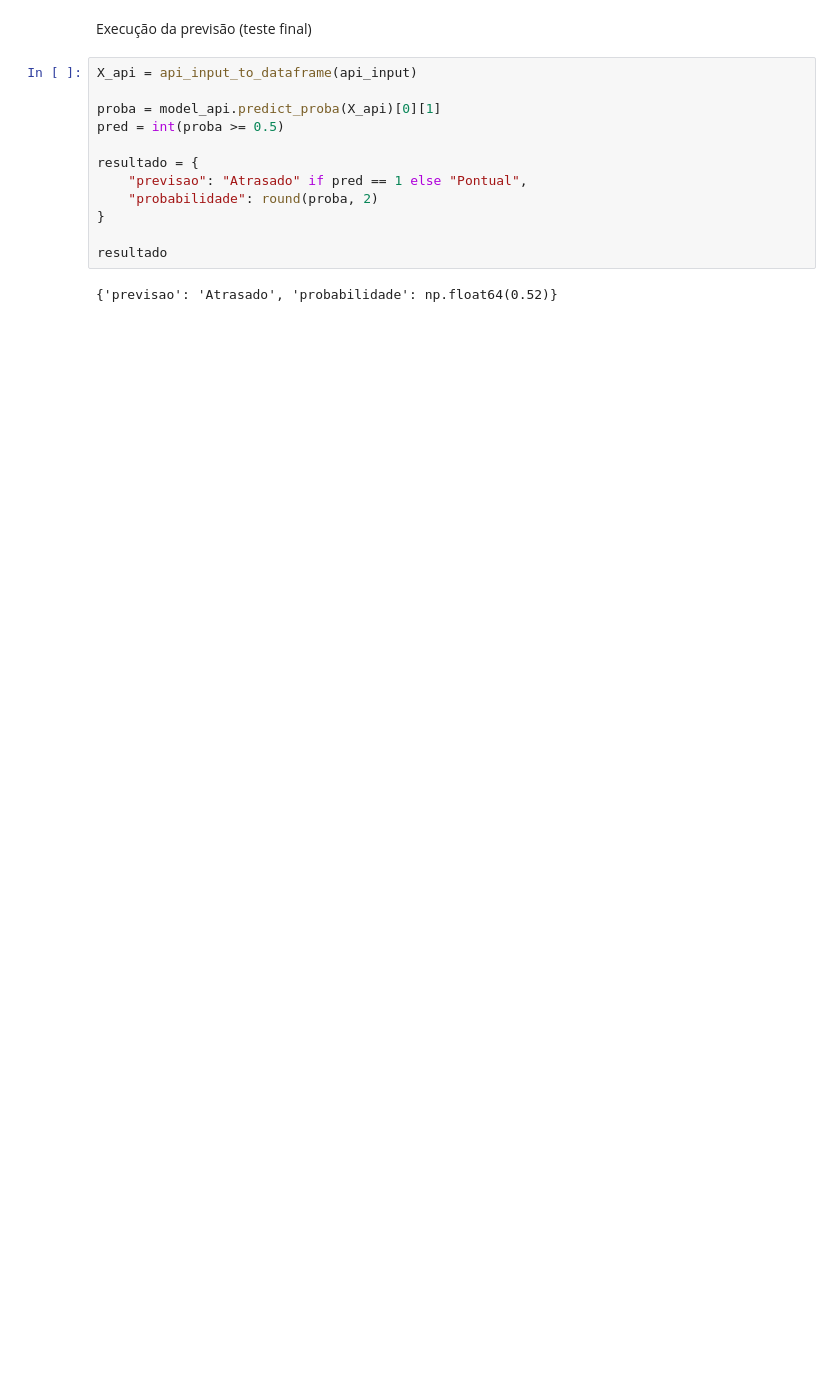
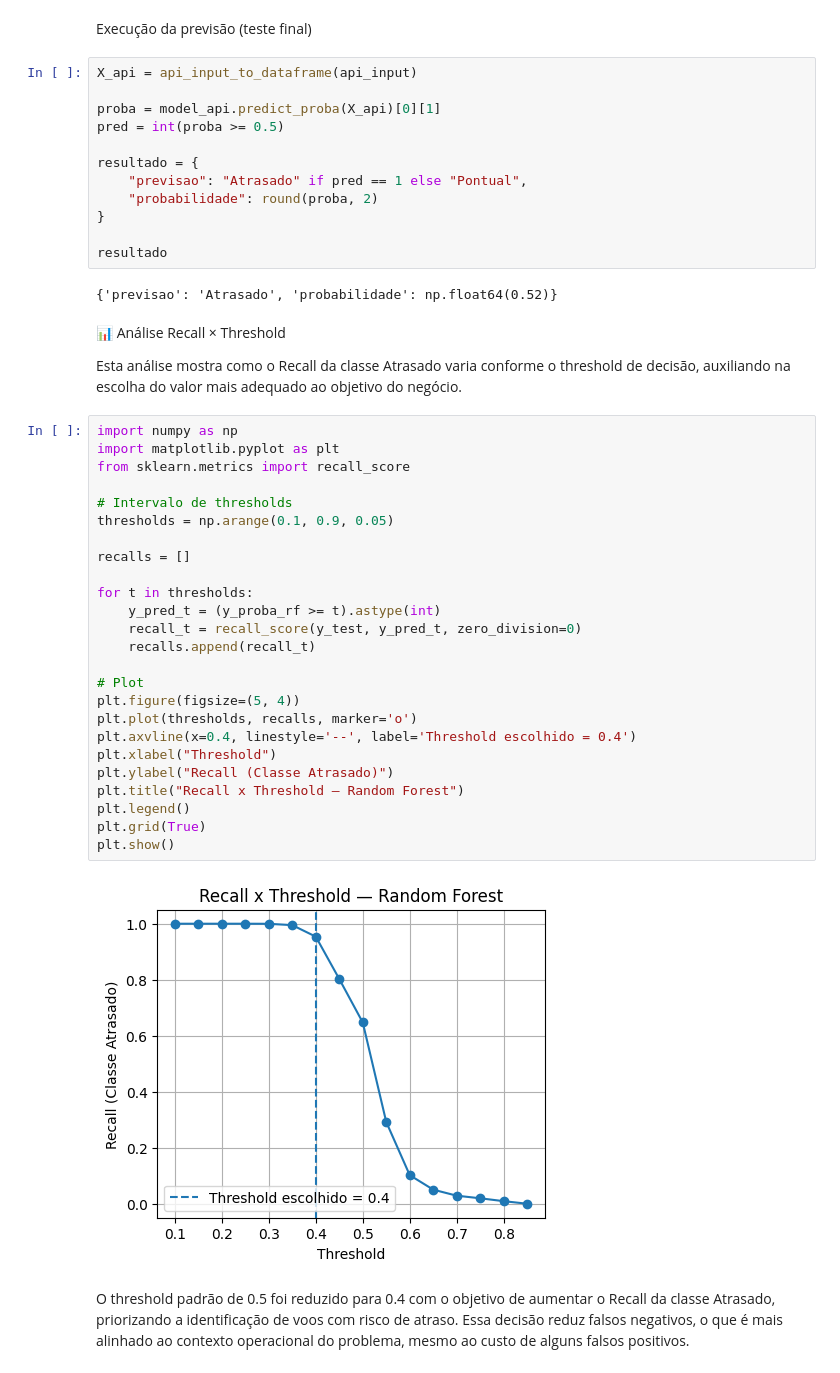
Before and after one commit to Projeto-3-FlightOnTime/Data-Science-, a Jupyter notebook: 02_Modelo_Preditivo_FlightOnTime_v6.ipynb, the cells around one changed output. Cells and saved outputs as stored; diff of their text form; blank space fills up the shorter version.

```diff
--- a/02_Modelo_Preditivo_FlightOnTime_v6.ipynb
+++ b/02_Modelo_Preditivo_FlightOnTime_v6.ipynb
@@ -547,3 +729,41 @@ resultado = {
 resultado
 # %% [output]
 {'previsao': 'Atrasado', 'probabilidade': np.float64(0.52)}
+# %% [markdown]
+📊 Análise Recall × Threshold
+
+Esta análise mostra como o Recall da classe Atrasado varia
+conforme o threshold de decisão, auxiliando na escolha do
+valor mais adequado ao objetivo do negócio.
+# %%
+import numpy as np
+import matplotlib.pyplot as plt
+from sklearn.metrics import recall_score
+
+# Intervalo de thresholds
+thresholds = np.arange(0.1, 0.9, 0.05)
+
+recalls = []
+
+for t in thresholds:
+    y_pred_t = (y_proba_rf >= t).astype(int)
+    recall_t = recall_score(y_test, y_pred_t, zero_division=0)
+    recalls.append(recall_t)
+
+# Plot
+plt.figure(figsize=(5, 4))
+plt.plot(thresholds, recalls, marker='o')
+plt.axvline(x=0.4, linestyle='--', label='Threshold escolhido = 0.4')
+plt.xlabel("Threshold")
+plt.ylabel("Recall (Classe Atrasado)")
+plt.title("Recall x Threshold — Random Forest")
+plt.legend()
+plt.grid(True)
+plt.show()
+# %% [output]
+[figure, added]
+# %% [markdown]
+O threshold padrão de 0.5 foi reduzido para 0.4 com o objetivo de aumentar
+o Recall da classe Atrasado, priorizando a identificação de voos com risco
+de atraso. Essa decisão reduz falsos negativos, o que é mais alinhado
+ao contexto operacional do problema, mesmo ao custo de alguns falsos positivos.
```
Also changed, not shown: parts of 40 cells of this notebook.
